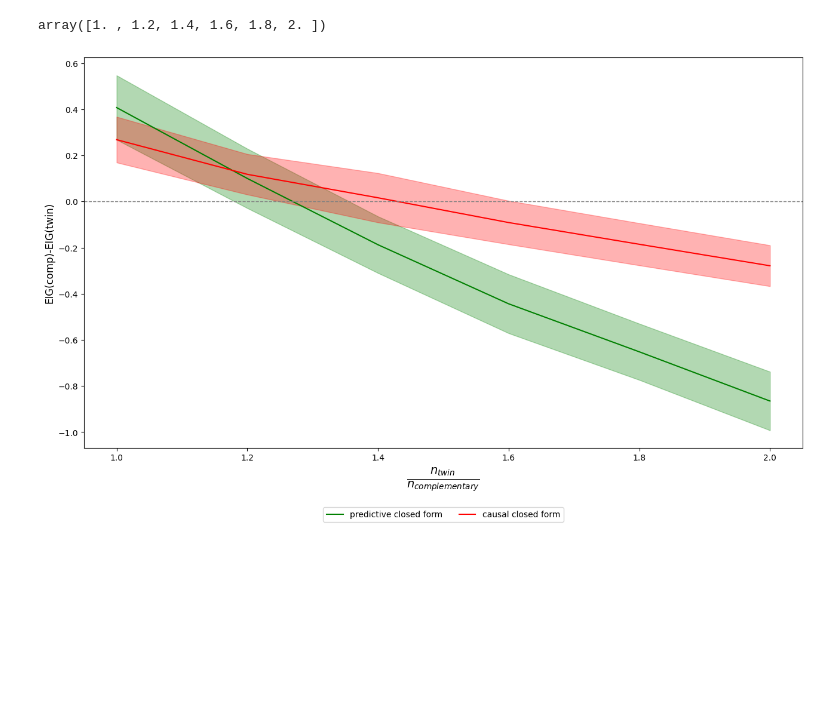
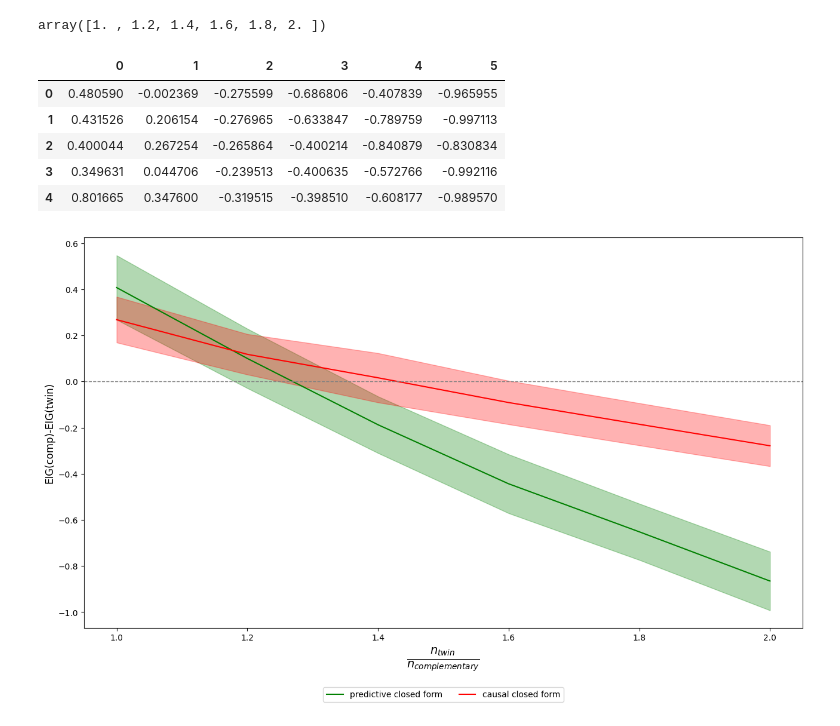
Before and after one commit to LucileTerminassian/causal_prospective_merge, a Jupyter notebook: notebooks/linear_synthetic.ipynb, the cells around one changed output. Drawn from its saved outputs; the diff is of its cells as text; code cells hidden in the pictures; blank space fills up the shorter version.

```diff
--- a/notebooks/linear_synthetic.ipynb
+++ b/notebooks/linear_synthetic.ipynb
@@ -186,6 +186,16 @@ proportions = np.array(varying_sample_sizes)/fixed_n_complementary
 proportions
 # %% [output]
 array([1. , 1.2, 1.4, 1.6, 1.8, 2. ])
+# %%
+predictive_cf = turn_into_diff(EIG_obs_closed_form_across_seeds)
+pd.DataFrame(predictive_cf).head()
+# %% [output]
+|  | 0 | 1 | 2 | 3 | 4 | 5 |
+| 0 | 0.480590 | -0.002369 | -0.275599 | -0.686806 | -0.407839 | -0.965955 |
+| 1 | 0.431526 | 0.206154 | -0.276965 | -0.633847 | -0.789759 | -0.997113 |
+| 2 | 0.400044 | 0.267254 | -0.265864 | -0.400214 | -0.840879 | -0.830834 |
+| 3 | 0.349631 | 0.044706 | -0.239513 | -0.400635 | -0.572766 | -0.992116 |
+| 4 | 0.801665 | 0.347600 | -0.319515 | -0.398510 | -0.608177 | -0.989570 |
 # %%
 dict_diff_EIG_closed_form_across_seeds = {'predictive closed form': turn_into_diff(EIG_obs_closed_form_across_seeds),\
                                          'causal closed form':turn_into_diff(EIG_caus_closed_form_across_seeds)}
```
Also changed, not shown: 1 other file.
